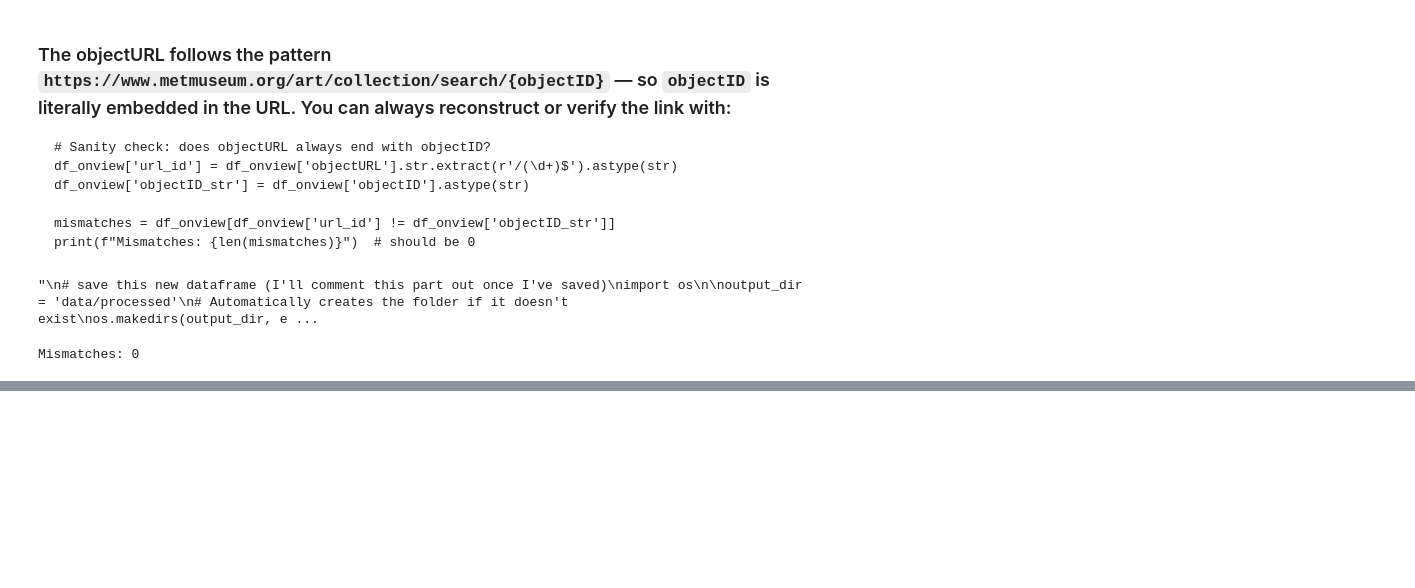
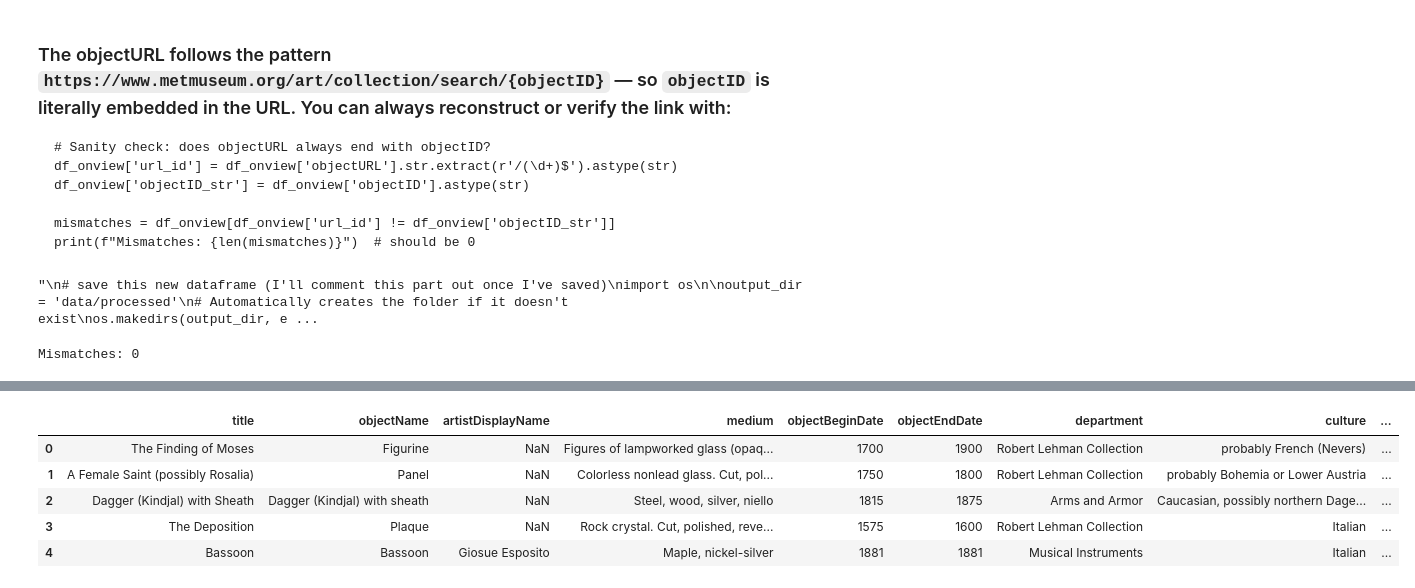
Before and after one commit to tom4sg/met-tour-project, a Jupyter notebook: dataset_eda.ipynb, the cells around one changed output, grey strips where cells are left out. Drawn from its saved outputs; the diff is of its cells as text; code cells hidden in the pictures; blank space fills up the shorter version.

Commit message:
update dataset_eda.ipynb, merging new dataframe

```diff
--- a/dataset_eda.ipynb
+++ b/dataset_eda.ipynb
@@ -1340,0 +1443,3 @@ Mismatches: 0
+# %%
+metart_toembed = metart_toembed.drop(columns=['objectURL'])
+metart_toembed.head()
@@ -1340,0 +1521,3 @@ Mismatches: 0
+# %%
+# Assign desc if 650313
+metart_toembed.loc[metart_toembed['objectID'] == 650313, 'met_description'] = 'These richly embroidered slippers were created for Ọba Martin Olowu Akinsọrọju, the Lapoki (ruler) of Aye in Ondo State, to wear with an agbádá robe (2014.751.1) during public ceremonies. Each slipper combines a sturdy leather sole with a velvet upper stitched in metallic thread, a fusion of traditional Yoruba craftsmanship and imported luxury materials that became common in royal regalia during the 20th century.'
@@ -1340,0 +1530,7 @@ Mismatches: 0
+# %%
+# rest of the assignments
+metart_toembed.loc[metart_toembed['objectID'] == 316744, 'met_description'] = 'Two successive generations of sculptors contributed their talent to producing this dynamic headdress. It was begun around 1930 by the Ketu master Fagbite Asamu, remembered for introducing movable attachments to gẹ̀lẹ̀dẹ́ masks. In 1971 his son, Falola Edun, completed the work by carving the hinged snakes, a process filmed by Henry John Drewal.The side extensions take the forms of two large snakes consuming antelopes, imagery often used in gẹ̀lẹ̀dẹ́ to suggest struggles between spiritual or social forces. Serpents were especially valued for their dramatic, fluid movement and regenerative associations. Gẹ̀lẹ̀dẹ́ masks were repainted for each performance. Their bright and contrasting colors, sometimes directed by the carver and at other times contributed by members of the gẹ̀lẹ̀dẹ́ society, enhanced their impact in dusk performances. This mask was likely darkened before its sale to a non-African collector, reflecting the aesthetic preferences of the art market. Provenance histories like this reveal how makers, sellers, and buyers all shaped the appearance of works over time.'
+
+metart_toembed.loc[metart_toembed['objectID'] == 12552, 'met_description'] = 'Shannon studied in London during the 1880s and remained there, enjoying success as a society portraitist and figure painter. Jungle Tales portrays the artist’s wife reading to their daughter, Kitty, shown in profile, and another child. The painting’s title and date, as well as its London origin, suggest that the group is captivated by Rudyard Kipling’s Jungle Book, which was published in 1894. The intensely realistic faces contrast with the decorative patterns of the dotted muslin and lace costumes and the elaborate design on the brilliant blue backdrop.'
+
+metart_toembed.loc[metart_toembed['objectID'] == 435604, 'met_description'] = 'The figure depicted here is a mercenary of the Ottoman Empire. The Turkish term for him is bashi-bazouk, which translates as “headless.” These men fought for plunder, an association that gave Bargue license to employ his virtuosic painting technique to paint finery such as the silk garments and narghile, or water pipe.'
@@ -1340,0 +1581,11 @@ Mismatches: 0
+# %%
+metart_toembed = metart_toembed.drop(columns=['objectID'])
+# %%
+metart_toembed.head()
+# %% [output]
+|  | title | objectName | artistDisplayName | medium | objectBeginDate | objectEndDate | department | culture | ... |
+| 0 | The Finding of Moses | Figurine | NaN | Figures of lampworked glass (opaq... | 1700 | 1900 | Robert Lehman Collection | probably French (Nevers) | ... |
+| 1 | A Female Saint (possibly Rosalia) | Panel | NaN | Colorless nonlead glass. Cut, pol... | 1750 | 1800 | Robert Lehman Collection | probably Bohemia or Lower Austria | ... |
+| 2 | Dagger (Kindjal) with Sheath | Dagger (Kindjal) with sheath | NaN | Steel, wood, silver, niello | 1815 | 1875 | Arms and Armor | Caucasian, possibly northern Dage... | ... |
+| 3 | The Deposition | Plaque | NaN | Rock crystal. Cut, polished, reve... | 1575 | 1600 | Robert Lehman Collection | Italian | ... |
+| 4 | Bassoon | Bassoon | Giosue Esposito | Maple, nickel-silver | 1881 | 1881 | Musical Instruments | Italian | ... |
```
Also changed, not shown: parts of 25 cells of this notebook.
